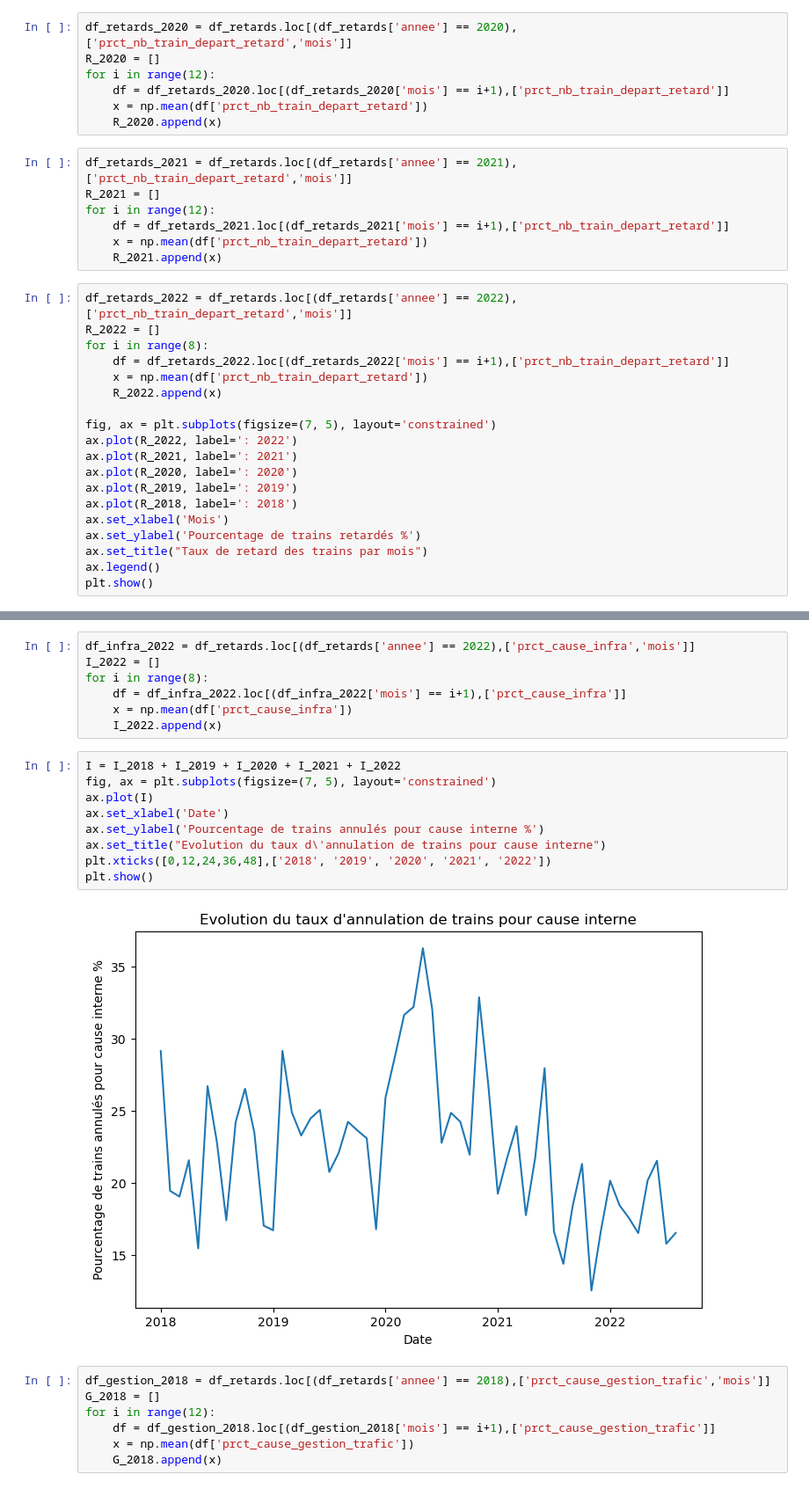
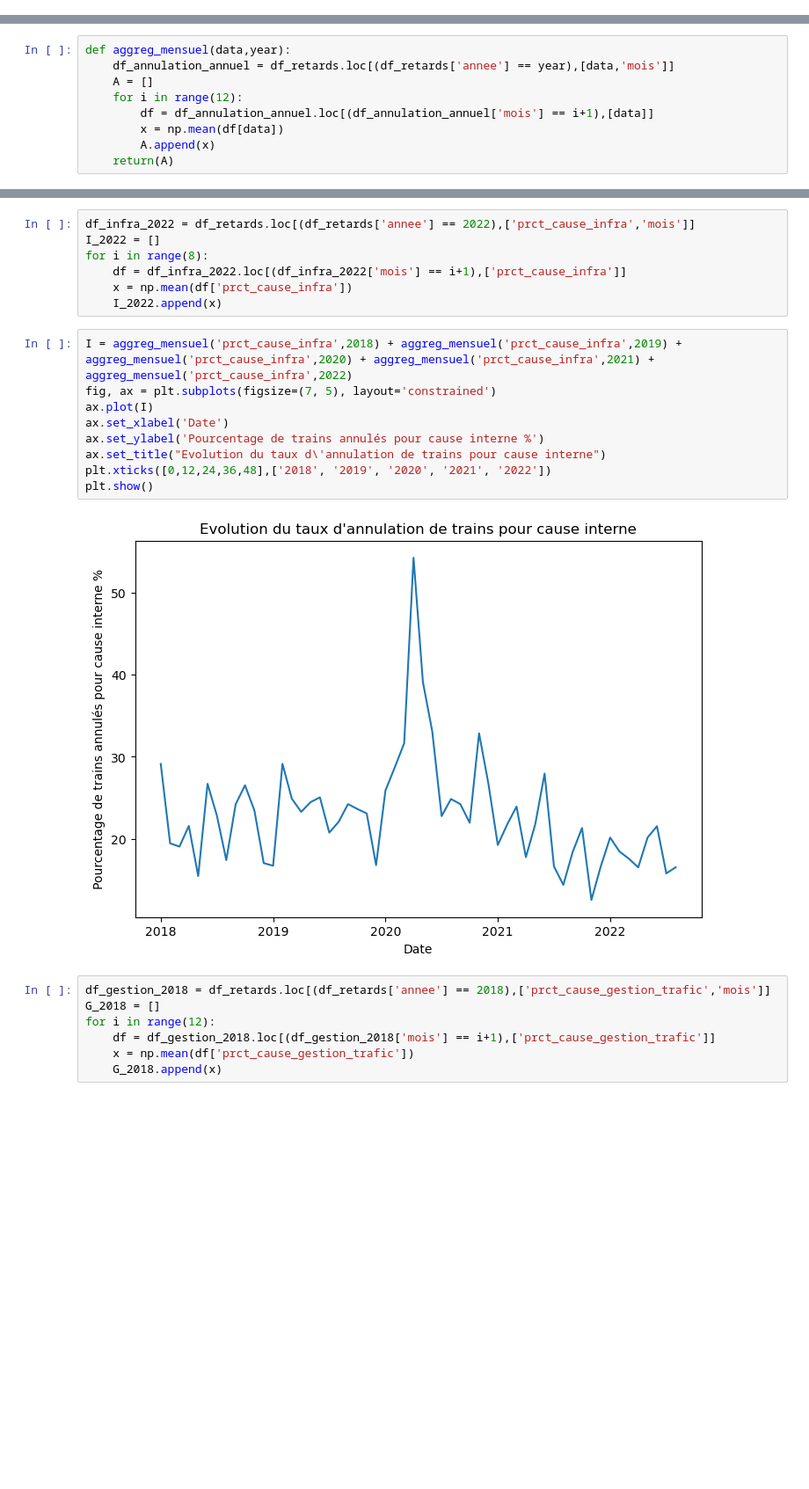
Before and after one commit to DiegoRenaud/Exercice, a Jupyter notebook: Analyse_retards.ipynb, the cells around one changed output, grey strips where cells are left out. Shown: that part at 88% size. Cells and saved outputs as stored; diff of their text form; blank space fills up the shorter version.

Commit message:
Implementation de la fonction aggreg

```diff
--- a/Analyse_retards.ipynb
+++ b/Analyse_retards.ipynb
@@ -68,33 +55,0 @@ for i in range(12):
-# %%
-df_retards_2020 = df_retards.loc[(df_retards['annee'] == 2020),['prct_nb_train_depart_retard','mois']]
-R_2020 = []
-for i in range(12):
-    df = df_retards_2020.loc[(df_retards_2020['mois'] == i+1),['prct_nb_train_depart_retard']]
-    x = np.mean(df['prct_nb_train_depart_retard'])
-    R_2020.append(x)
-# %%
-df_retards_2021 = df_retards.loc[(df_retards['annee'] == 2021),['prct_nb_train_depart_retard','mois']]
-R_2021 = []
-for i in range(12):
-    df = df_retards_2021.loc[(df_retards_2021['mois'] == i+1),['prct_nb_train_depart_retard']]
-    x = np.mean(df['prct_nb_train_depart_retard'])
-    R_2021.append(x)
-# %%
-df_retards_2022 = df_retards.loc[(df_retards['annee'] == 2022),['prct_nb_train_depart_retard','mois']]
-R_2022 = []
-for i in range(8):
-    df = df_retards_2022.loc[(df_retards_2022['mois'] == i+1),['prct_nb_train_depart_retard']]
-    x = np.mean(df['prct_nb_train_depart_retard'])
-    R_2022.append(x)
-
-fig, ax = plt.subplots(figsize=(7, 5), layout='constrained')
-ax.plot(R_2022, label=': 2022')
-ax.plot(R_2021, label=': 2021')
-ax.plot(R_2020, label=': 2020')
-ax.plot(R_2019, label=': 2019')
-ax.plot(R_2018, label=': 2018')
-ax.set_xlabel('Mois')
-ax.set_ylabel('Pourcentage de trains retardés %')
-ax.set_title("Taux de retard des trains par mois")
-ax.legend()
-plt.show()
@@ -102,0 +58,9 @@ plt.show()
+# %%
+def aggreg_mensuel(data,year):
+    df_annulation_annuel = df_retards.loc[(df_retards['annee'] == year),[data,'mois']]
+    A = []
+    for i in range(12):
+        df = df_annulation_annuel.loc[(df_annulation_annuel['mois'] == i+1),[data]]
+        x = np.mean(df[data])
+        A.append(x)
+    return(A)
@@ -292,16 +205,16 @@ for i in range(8):
     x = np.mean(df['prct_cause_infra'])
     I_2022.append(x)
 # %%
-I = I_2018 + I_2019 + I_2020 + I_2021 + I_2022
+I = aggreg_mensuel('prct_cause_infra',2018) + aggreg_mensuel('prct_cause_infra',2019) + aggreg_mensuel('prct_cause_infra',2020) + aggreg_mensuel('prct_cause_infra',2021) + aggreg_mensuel('prct_cause_infra',2022)
 fig, ax = plt.subplots(figsize=(7, 5), layout='constrained')
 ax.plot(I)
 ax.set_xlabel('Date')
 ax.set_ylabel('Pourcentage de trains annulés pour cause interne %')
 ax.set_title("Evolution du taux d\'annulation de trains pour cause interne")
 plt.xticks([0,12,24,36,48],['2018', '2019', '2020', '2021', '2022'])
 plt.show()
 # %% [output]
-[figure, old version]
+[figure, new version]
 # %%
 df_gestion_2018 = df_retards.loc[(df_retards['annee'] == 2018),['prct_cause_gestion_trafic','mois']]
 G_2018 = []
```
Also changed, not shown: parts of 28 cells of this notebook.
